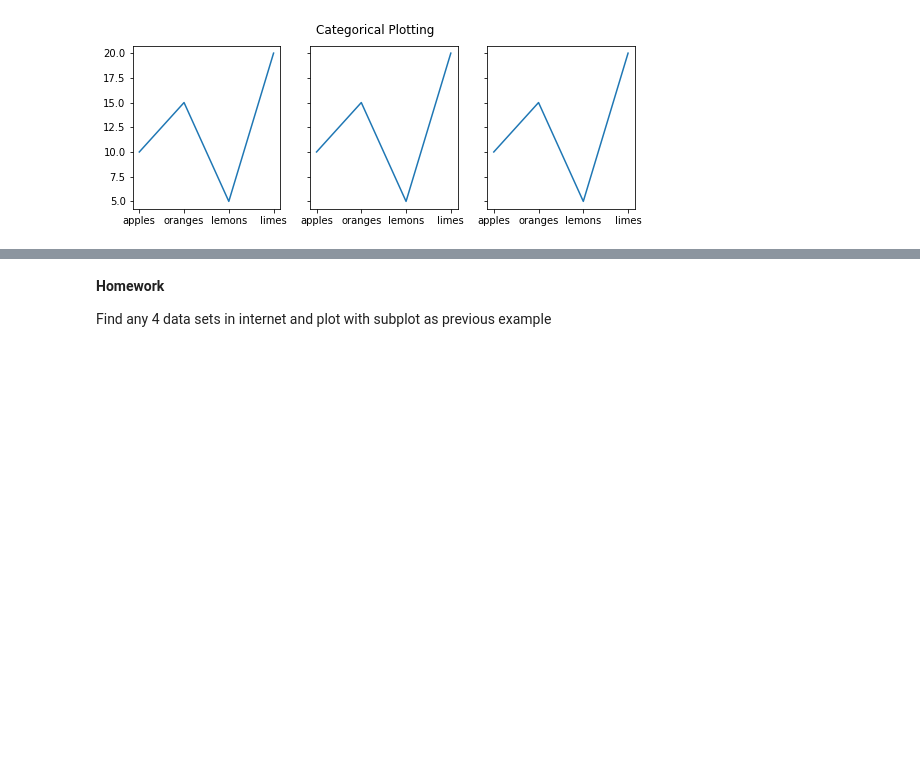
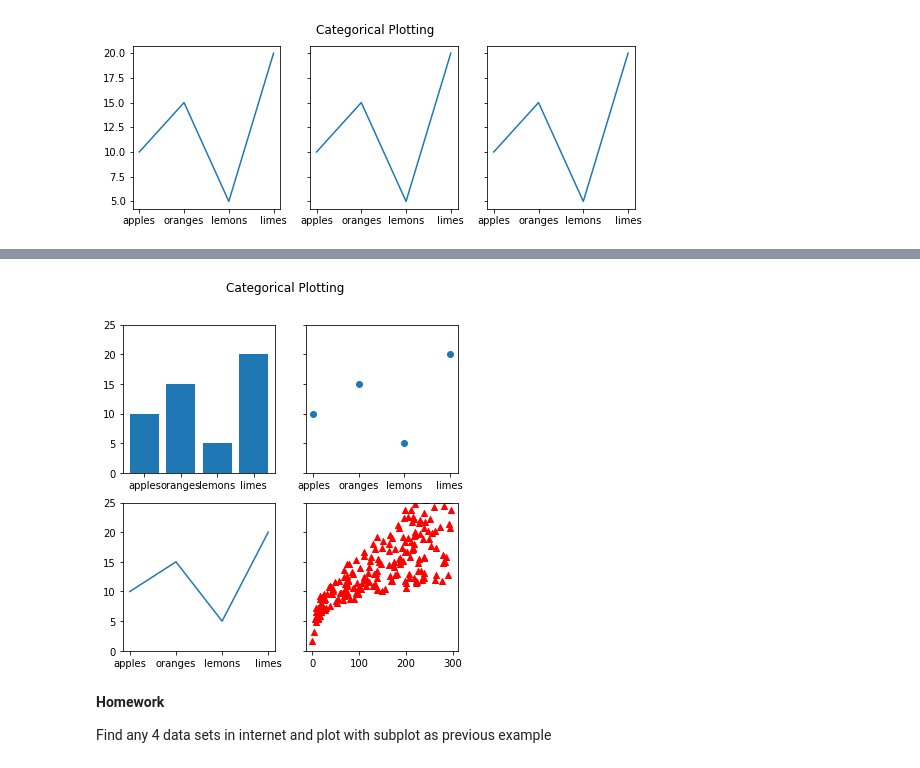
Before and after one commit to iriyanto1027/Data-Visualization, a Jupyter notebook: Matplotlib/[Student_Vers]_Week_8_Data_Visualization_Basic_Plot.ipynb, the cells around one changed output, grey strips where cells are left out. Cells and saved outputs as stored; diff of their text form; code cells hidden in the pictures; blank space fills up the shorter version.

```diff
--- a/Matplotlib/[Student_Vers]_Week_8_Data_Visualization_Basic_Plot.ipynb
+++ b/Matplotlib/[Student_Vers]_Week_8_Data_Visualization_Basic_Plot.ipynb
@@ -311,7 +346,7 @@ data.head()
 Convert dataframe to array
 # %%
 A = data.to_numpy()
-
+B = data
 A
 # %% [output]
 array([[230.1,  37.8,  69.2,  22.1],
@@ -526,3 +599,19 @@ plt.show()
+# %%
+fig, axs = plt.subplots(2, 2, figsize=(6,6), sharey=True)
+
+axs[0, 0].bar(names, values)
+axs[0, 0].set_ylim([0, 25])
+
+axs[0, 1].scatter(names, values)
+
+axs[1, 0].plot(names, values)
+
+axs[1, 1].scatter(B['TV'], B['sales'], marker='^', c='red')
+
+fig.suptitle('Categorical Plotting')
+plt.show()
+# %% [output]
+[figure, added]
 # %% [markdown]
 **Homework**
 
```
Also changed, not shown: parts of 28 cells of this notebook, 2 other files.
